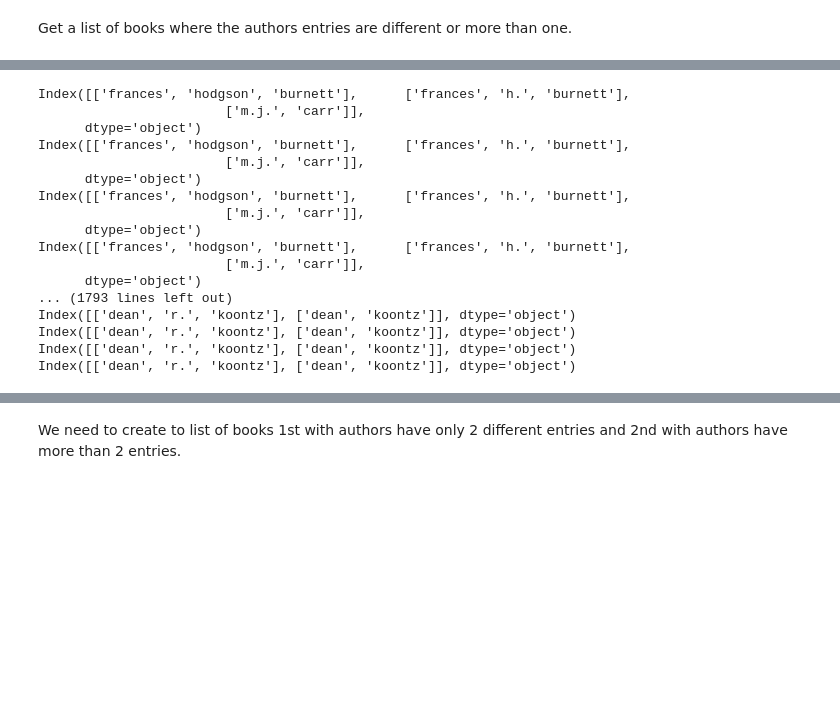
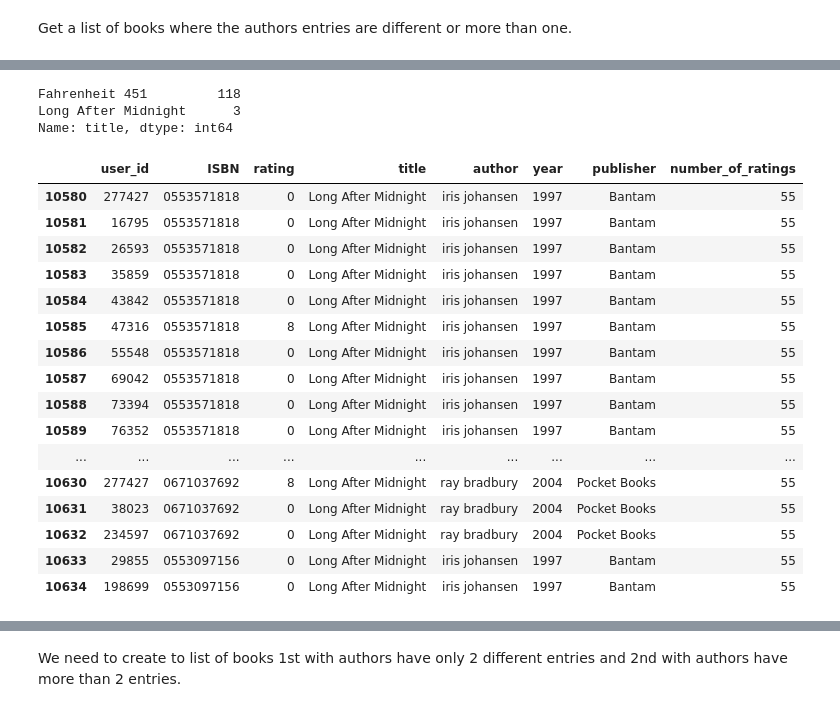
Before and after one commit to chvikas/Book-Recommendation-System, a Jupyter notebook: Book_Recommendation_System_Unsupervised_ML.ipynb, the cells around one changed output, grey strips where cells are left out. Drawn from its saved outputs; the diff is of its cells as text; code cells hidden in the pictures; blank space fills up the shorter version.

```diff
--- a/Book_Recommendation_System_Unsupervised_ML.ipynb
+++ b/Book_Recommendation_System_Unsupervised_ML.ipynb
@@ -747,0 +958,27 @@ book_title[:10]
+# %%
+x = final_rating[final_rating['author']==li[0]]['title']
+x.value_counts()
+# %% [output]
+Fahrenheit 451         118
+Long After Midnight      3
+Name: title, dtype: int64
+# %%
+final_rating[final_rating['title']=='Long After Midnight']
+# %% [output]
+|  | user_id | ISBN | rating | title | author | year | publisher | number_of_ratings |
+| 10580 | 277427 | 0553571818 | 0 | Long After Midnight | iris johansen | 1997 | Bantam | 55 |
+| 10581 | 16795 | 0553571818 | 0 | Long After Midnight | iris johansen | 1997 | Bantam | 55 |
+| 10582 | 26593 | 0553571818 | 0 | Long After Midnight | iris johansen | 1997 | Bantam | 55 |
+| 10583 | 35859 | 0553571818 | 0 | Long After Midnight | iris johansen | 1997 | Bantam | 55 |
+| 10584 | 43842 | 0553571818 | 0 | Long After Midnight | iris johansen | 1997 | Bantam | 55 |
+| 10585 | 47316 | 0553571818 | 8 | Long After Midnight | iris johansen | 1997 | Bantam | 55 |
+| 10586 | 55548 | 0553571818 | 0 | Long After Midnight | iris johansen | 1997 | Bantam | 55 |
+| 10587 | 69042 | 0553571818 | 0 | Long After Midnight | iris johansen | 1997 | Bantam | 55 |
+| 10588 | 73394 | 0553571818 | 0 | Long After Midnight | iris johansen | 1997 | Bantam | 55 |
+| 10589 | 76352 | 0553571818 | 0 | Long After Midnight | iris johansen | 1997 | Bantam | 55 |
+| ... | ... | ... | ... | ... | ... | ... | ... | ... |
+| 10630 | 277427 | 0671037692 | 8 | Long After Midnight | ray bradbury | 2004 | Pocket Books | 55 |
+| 10631 | 38023 | 0671037692 | 0 | Long After Midnight | ray bradbury | 2004 | Pocket Books | 55 |
+| 10632 | 234597 | 0671037692 | 0 | Long After Midnight | ray bradbury | 2004 | Pocket Books | 55 |
+| 10633 | 29855 | 0553097156 | 0 | Long After Midnight | iris johansen | 1997 | Bantam | 55 |
+| 10634 | 198699 | 0553097156 | 0 | Long After Midnight | iris johansen | 1997 | Bantam | 55 |
@@ -748,32 +1002,14 @@ book_title[:10]
 # %%
-temp = 0
-el = 0
-names_books = []
-for i in book_title:
-  temp_list = final_rating[final_rating['title']== i]['author'].value_counts().keys().str.split(' ')
+# temp = 0
+# el = 0
+# names_books = []
+# for i in book_title:
+#   temp_list = final_rating[final_rating['title']== i]['author'].value_counts().keys().str.split(' ')
 
-  le = len(temp_list)
+#   le = len(temp_list)
 
-  for k in range(le):
-    for j in range(len(temp_list[temp+1])):
-      print(temp_list)
-      # if temp_list[temp][k] == temp_list[temp+1][j]:
-      #   names_books.append(i)
+#   for k in range(le):
+#     for j in range(len(temp_list[temp+1])):
+#       print(temp_list)
+#       # if temp_list[temp][k] == temp_list[temp+1][j]:
+#       #   names_books.append(i)
-# %% [output]
-Index([['frances', 'hodgson', 'burnett'],      ['frances', 'h.', 'burnett'],
-                        ['m.j.', 'carr']],
-      dtype='object')
-Index([['frances', 'hodgson', 'burnett'],      ['frances', 'h.', 'burnett'],
-                        ['m.j.', 'carr']],
-      dtype='object')
-Index([['frances', 'hodgson', 'burnett'],      ['frances', 'h.', 'burnett'],
-                        ['m.j.', 'carr']],
-      dtype='object')
-Index([['frances', 'hodgson', 'burnett'],      ['frances', 'h.', 'burnett'],
-                        ['m.j.', 'carr']],
-      dtype='object')
-... (1793 lines left out)
-Index([['dean', 'r.', 'koontz'], ['dean', 'koontz']], dtype='object')
-Index([['dean', 'r.', 'koontz'], ['dean', 'koontz']], dtype='object')
-Index([['dean', 'r.', 'koontz'], ['dean', 'koontz']], dtype='object')
-Index([['dean', 'r.', 'koontz'], ['dean', 'koontz']], dtype='object')
```
Also changed, not shown: parts of 35 cells of this notebook.
